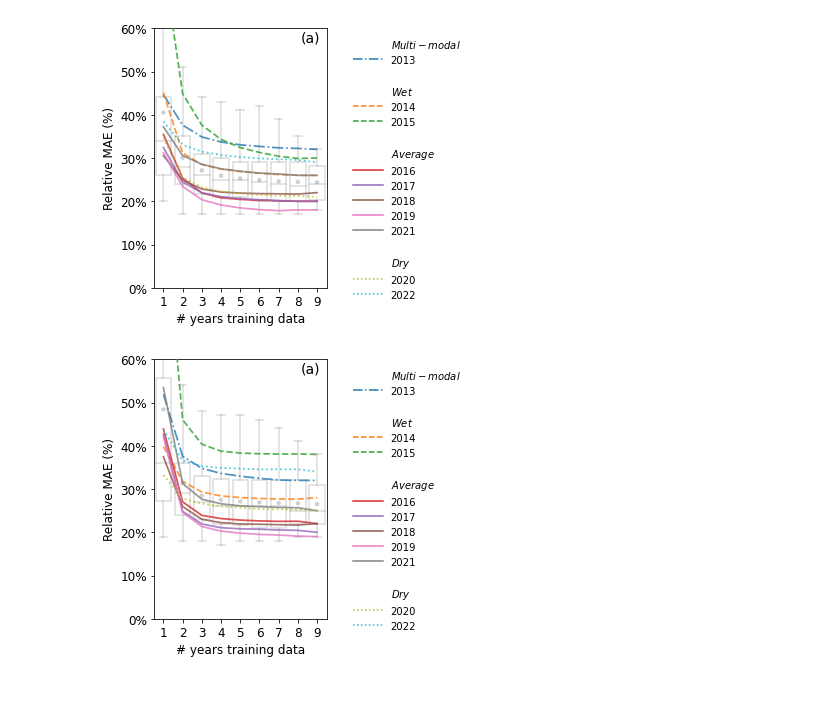
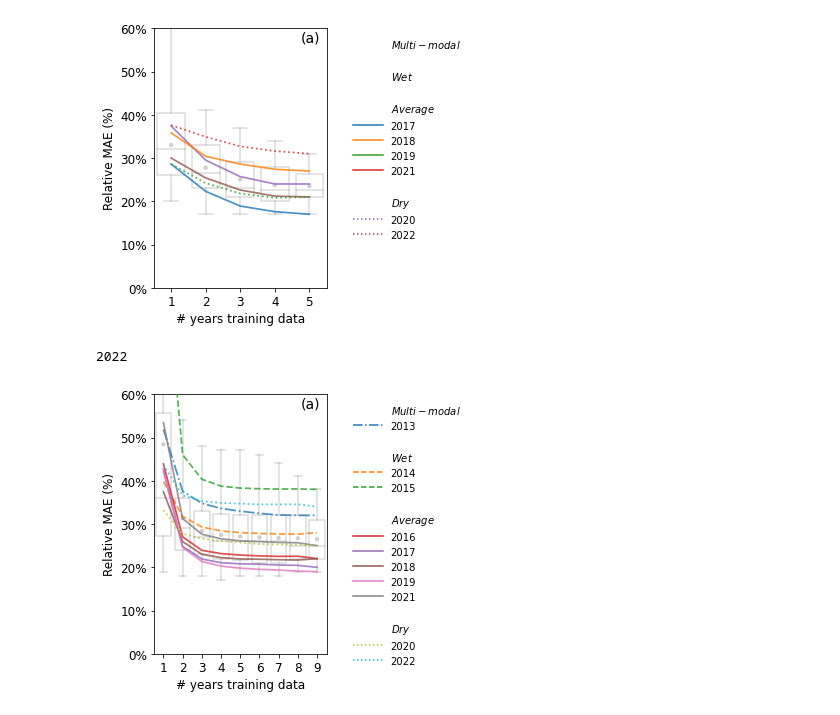
Before and after one commit to kearney-sp/cper_hls_veg_models, a Jupyter notebook: biomass/model_eval_hls_vor_bm.ipynb, the cells around one changed output. Cells and saved outputs as stored; diff of their text form; code cells hidden in the pictures.

```diff
--- a/biomass/model_eval_hls_vor_bm.ipynb
+++ b/biomass/model_eval_hls_vor_bm.ipynb
@@ -31,7 +31,7 @@ font_lg = 12
 font_xlg = 14
 
 # save all figures?
-save_all_figs = True
+save_all_figs = False
 # %%
 """
 Define input and output files and directories
@@ -103,6 +103,9 @@ lr_form_fnl = re.sub('Intercept \+ ', 'np.log(bm) ~ ', ' + '.join(lreg_all.param
 
 # subset june and october data
 df_vor_jo = df_vor[df_vor['Season'].isin(['June', 'October'])].copy()
+
+# subset to only good HLS data
+df_vor_jo = df_vor_jo[df_vor_jo['Date'].dt.year >= 2017].copy()
 # %%
 """
 Figure (Supplement): Plot log-scale residuals vs. log-scale predictions to check for heteroscedasticity
@@ -314,46 +299,54 @@ plt.setp(avg_plt3.lines[-1], alpha=0.30)
 ax1.set_ylim((0, 0.6))
 ax1.set_xlabel('# years training data', fontsize=font_lg)
 ax1.set_ylabel('Relative MAE (%)', fontsize=font_lg)
 ax1.yaxis.set_major_formatter(mtick.PercentFormatter(1.0, decimals=0))
 ax1.tick_params(axis='both', which='major', labelsize=font_lg)
 ax1.get_legend().remove()
 ax1.text(x=0.85, y=0.95, s='(a)', transform=ax1.transAxes, size=font_xlg)
 
 custom_lines = []
 custom_lines.append(Line2D([0], [0], linestyle='', label="$\it{Multi-modal}$"))
 col_i = 0
 for yr in [2013]:
-    custom_lines.append(Line2D([0], [0], color=col_pal[col_i], linestyle=lines_yrs_dict[yr],  linewidth=1.5,
-                               label=str(yr)))
-    col_i += 1
+    if str(yr) in df_results_yrs.yr_test.unique():
+        custom_lines.append(Line2D([0], [0], color=col_pal[col_i], linestyle=lines_yrs_dict[yr],  linewidth=1.5,
+                                   label=str(yr)))
+        col_i += 1
 custom_lines.append(Line2D([0], [0], linestyle='', label=''))
 custom_lines.append(Line2D([0], [0], linestyle='', label="$\it{Wet}$"))
 for yr in [2014, 2015]:
-    custom_lines.append(Line2D([0], [0], color=col_pal[col_i], linestyle=lines_yrs_dict[yr],  linewidth=1.5,
-                               label=str(yr)))
-    col_i += 1
+    if str(yr) in df_results_yrs.yr_test.unique():
+        custom_lines.append(Line2D([0], [0], color=col_pal[col_i], linestyle=lines_yrs_dict[yr],  linewidth=1.5,
+                                   label=str(yr)))
+        col_i += 1
 custom_lines.append(Line2D([0], [0], linestyle='', label=''))
 custom_lines.append(Line2D([0], [0], linestyle='', label="$\it{Average}$"))
 for yr in [2016, 2017, 2018, 2019, 2021]:
-    custom_lines.append(Line2D([0], [0], color=col_pal[col_i], linestyle=lines_yrs_dict[yr],  linewidth=1.5,
-                               label=str(yr)))
-    col_i += 1
+    if str(yr) in df_results_yrs.yr_test.unique():
+        custom_lines.append(Line2D([0], [0], color=col_pal[col_i], linestyle=lines_yrs_dict[yr],  linewidth=1.5,
+                                   label=str(yr)))
+        col_i += 1
 custom_lines.append(Line2D([0], [0], linestyle='', label=''))
 custom_lines.append(Line2D([0], [0], linestyle='', label="$\it{Dry}$"))
 for yr in [2020, 2022]:
-    custom_lines.append(Line2D([0], [0], color=col_pal[col_i], linestyle=lines_yrs_dict[yr],  linewidth=1.5,
-                               label=str(yr)))
-    col_i += 1
+    if str(yr) in df_results_yrs.yr_test.unique():
+        custom_lines.append(Line2D([0], [0], color=col_pal[col_i], linestyle=lines_yrs_dict[yr],  linewidth=1.5,
+                                   label=str(yr)))
+        col_i += 1
 plt.figlegend(custom_lines, [l._label for l in custom_lines], ncol=1, fontsize=font_med,
               handlelength=3, loc='upper right', bbox_to_anchor=(1, 0.95), frameon=False)
 fig.tight_layout(w_pad=1.0, rect=(0, 0, 0.65, 1))
 if save_all_figs:
     #plt.savefig(outDIR_figs + '/Main/accuracy_by_numb_yrs_bootstrap.png', dpi=600, bbox_inches='tight', pad_inches=0.2)
     plt.savefig(os.path.join(outDIR_figs, 'accuracy_by_numb_yrs_bootstrap.png'), dpi=300,
                 bbox_inches='tight', pad_inches=0.2)
 #plt.close()
 # %% [output]
-[figure, old version]
+[figure, new version]
+# %%
+yr
+# %% [output]
+2022
 # %%
 """
 Figure 4: Plot bootstrapped percent error based on the number of years used to train the model
```
Also changed, not shown: parts of 4 cells of this notebook, 8 other files.
